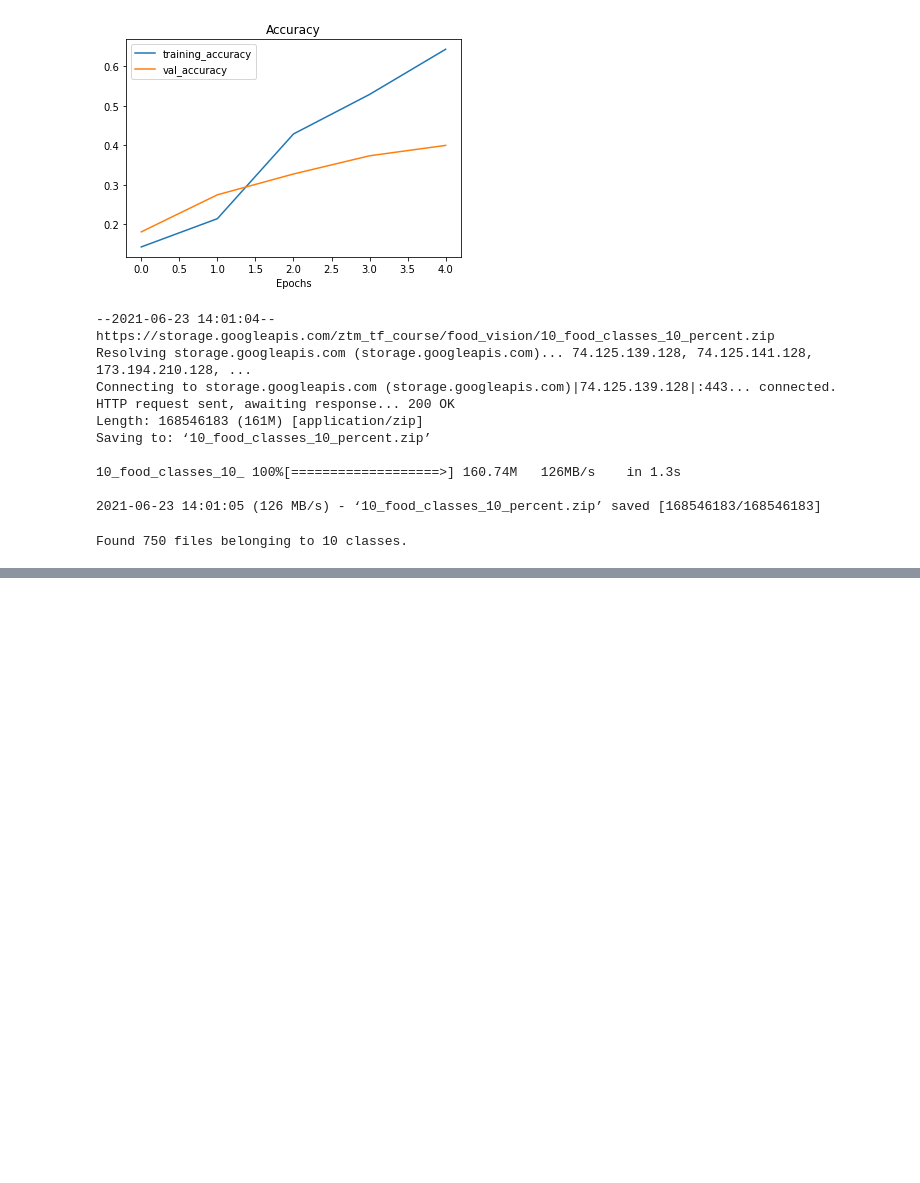
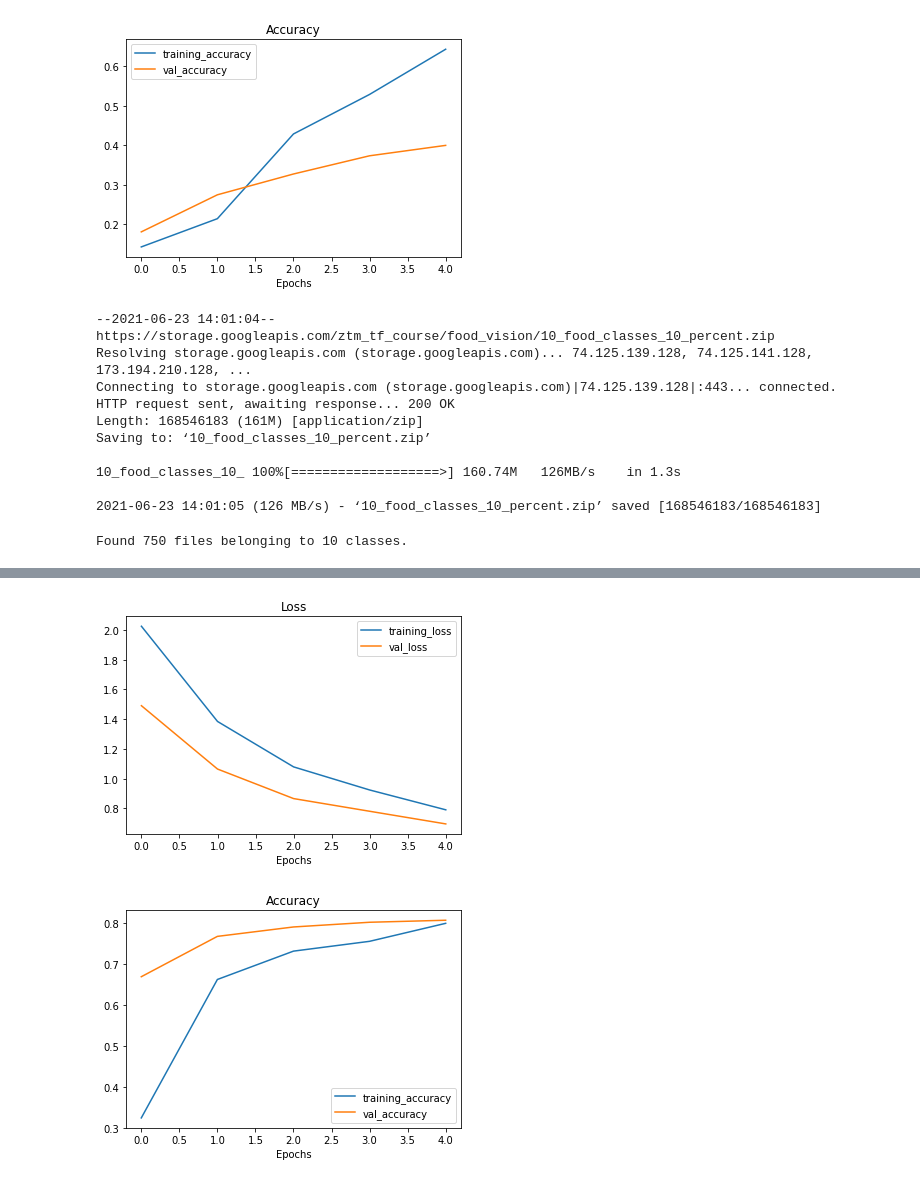
Before and after one commit to kaushikabhishek87/Tensorflow_projects, a Jupyter notebook: 05_Transfer_Learning_Tensorflow_part_2_fine_tuning.ipynb, the cells around one changed output, grey strips where cells are left out. Saved outputs shown, nothing was run; the diff lists cells and outputs as text; code cells hidden in the pictures; blank space fills up the shorter version.

```diff
--- a/05_Transfer_Learning_Tensorflow_part_2_fine_tuning.ipynb
+++ b/05_Transfer_Learning_Tensorflow_part_2_fine_tuning.ipynb
@@ -557,0 +564,5 @@ Epoch 5/5
+# %%
+plot_loss_curves(history_model_2)
+# %% [output]
+[figure, added]
+[figure, added]
```
Also changed, not shown: parts of 10 cells of this notebook.
